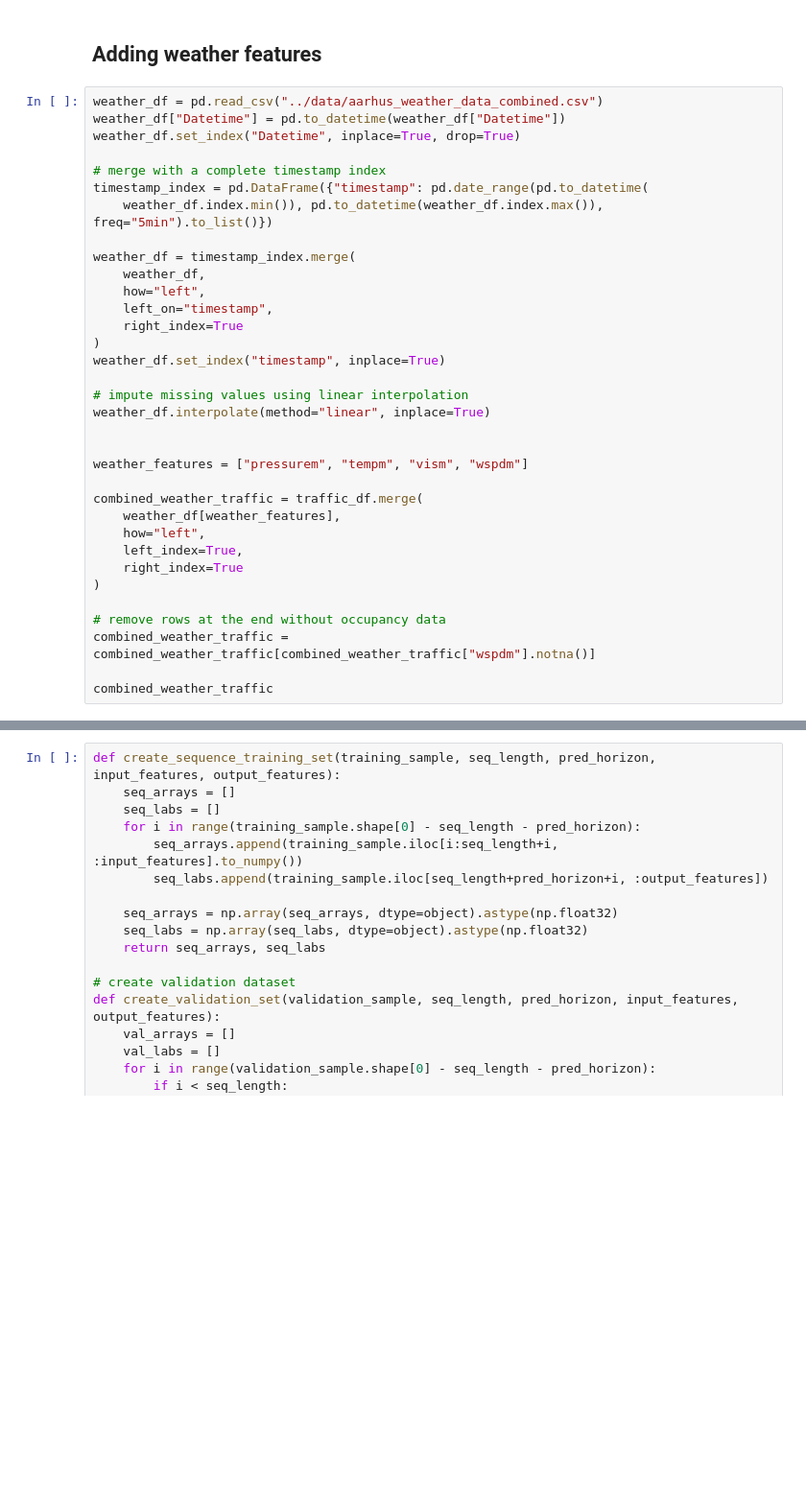
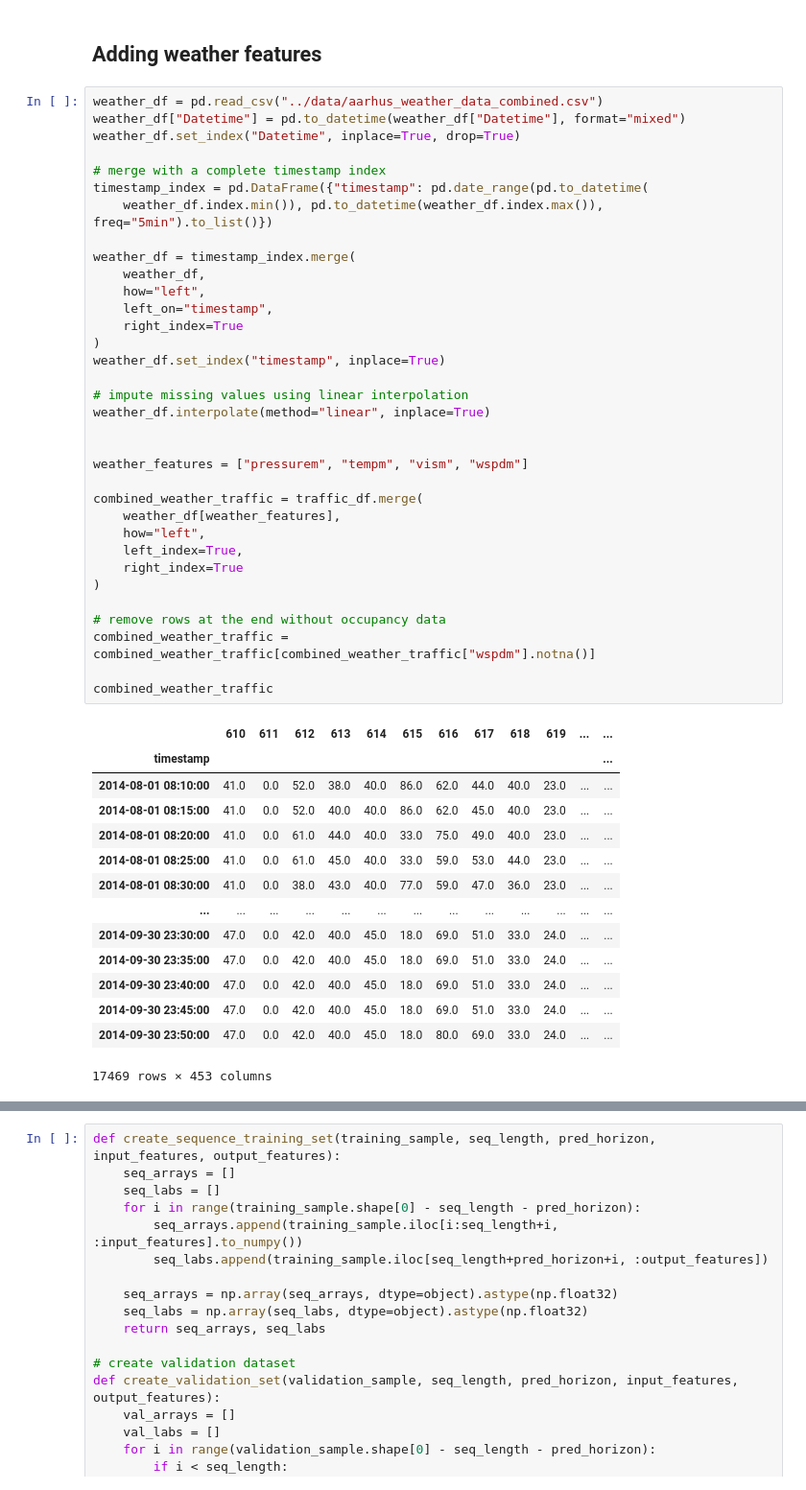
Before and after one commit to victorhg/aai-530-final-project, a Jupyter notebook: modeling/lstm_traffic_weather_1.ipynb, the cells around one changed output, grey strips where cells are left out. Shown at 96% size. Saved outputs shown, nothing was run; the diff lists cells and outputs as text; blank space fills up the shorter version.

```diff
--- a/modeling/lstm_traffic_weather_1.ipynb
+++ b/modeling/lstm_traffic_weather_1.ipynb
@@ -26,38 +37,53 @@ traffic_df.shape
 ## Adding weather features
 # %%
 weather_df = pd.read_csv("../data/aarhus_weather_data_combined.csv")
-weather_df["Datetime"] = pd.to_datetime(weather_df["Datetime"])
+weather_df["Datetime"] = pd.to_datetime(weather_df["Datetime"], format="mixed")
 weather_df.set_index("Datetime", inplace=True, drop=True)
 
 # merge with a complete timestamp index
 timestamp_index = pd.DataFrame({"timestamp": pd.date_range(pd.to_datetime(
     weather_df.index.min()), pd.to_datetime(weather_df.index.max()), freq="5min").to_list()})
 
 weather_df = timestamp_index.merge(
     weather_df,
     how="left",
     left_on="timestamp",
     right_index=True
 )
 weather_df.set_index("timestamp", inplace=True)
 
 # impute missing values using linear interpolation
 weather_df.interpolate(method="linear", inplace=True)
 
 
 weather_features = ["pressurem", "tempm", "vism", "wspdm"]
 
 combined_weather_traffic = traffic_df.merge(
     weather_df[weather_features],
     how="left",
     left_index=True,
     right_index=True
 )
 
 # remove rows at the end without occupancy data
 combined_weather_traffic = combined_weather_traffic[combined_weather_traffic["wspdm"].notna()]
 
 combined_weather_traffic
+# %% [output]
+|  | 610 | 611 | 612 | 613 | 614 | 615 | 616 | 617 | 618 | 619 | ... | ... |
+| timestamp |  |  |  |  |  |  |  |  |  |  |  | ... |
+| 2014-08-01 08:10:00 | 41.0 | 0.0 | 52.0 | 38.0 | 40.0 | 86.0 | 62.0 | 44.0 | 40.0 | 23.0 | ... | ... |
+| 2014-08-01 08:15:00 | 41.0 | 0.0 | 52.0 | 40.0 | 40.0 | 86.0 | 62.0 | 45.0 | 40.0 | 23.0 | ... | ... |
+| 2014-08-01 08:20:00 | 41.0 | 0.0 | 61.0 | 44.0 | 40.0 | 33.0 | 75.0 | 49.0 | 40.0 | 23.0 | ... | ... |
+| 2014-08-01 08:25:00 | 41.0 | 0.0 | 61.0 | 45.0 | 40.0 | 33.0 | 59.0 | 53.0 | 44.0 | 23.0 | ... | ... |
+| 2014-08-01 08:30:00 | 41.0 | 0.0 | 38.0 | 43.0 | 40.0 | 77.0 | 59.0 | 47.0 | 36.0 | 23.0 | ... | ... |
+| ... | ... | ... | ... | ... | ... | ... | ... | ... | ... | ... | ... | ... |
+| 2014-09-30 23:30:00 | 47.0 | 0.0 | 42.0 | 40.0 | 45.0 | 18.0 | 69.0 | 51.0 | 33.0 | 24.0 | ... | ... |
+| 2014-09-30 23:35:00 | 47.0 | 0.0 | 42.0 | 40.0 | 45.0 | 18.0 | 69.0 | 51.0 | 33.0 | 24.0 | ... | ... |
+| 2014-09-30 23:40:00 | 47.0 | 0.0 | 42.0 | 40.0 | 45.0 | 18.0 | 69.0 | 51.0 | 33.0 | 24.0 | ... | ... |
+| 2014-09-30 23:45:00 | 47.0 | 0.0 | 42.0 | 40.0 | 45.0 | 18.0 | 69.0 | 51.0 | 33.0 | 24.0 | ... | ... |
+| 2014-09-30 23:50:00 | 47.0 | 0.0 | 42.0 | 40.0 | 45.0 | 18.0 | 80.0 | 69.0 | 33.0 | 24.0 | ... | ... |
+17469 rows × 453 columns
 # %%
 training_sample = combined_weather_traffic[100:14000]
 validation_sample = combined_weather_traffic[14001:]
```
Also changed, not shown: parts of 6 cells of this notebook, 4 other files.
